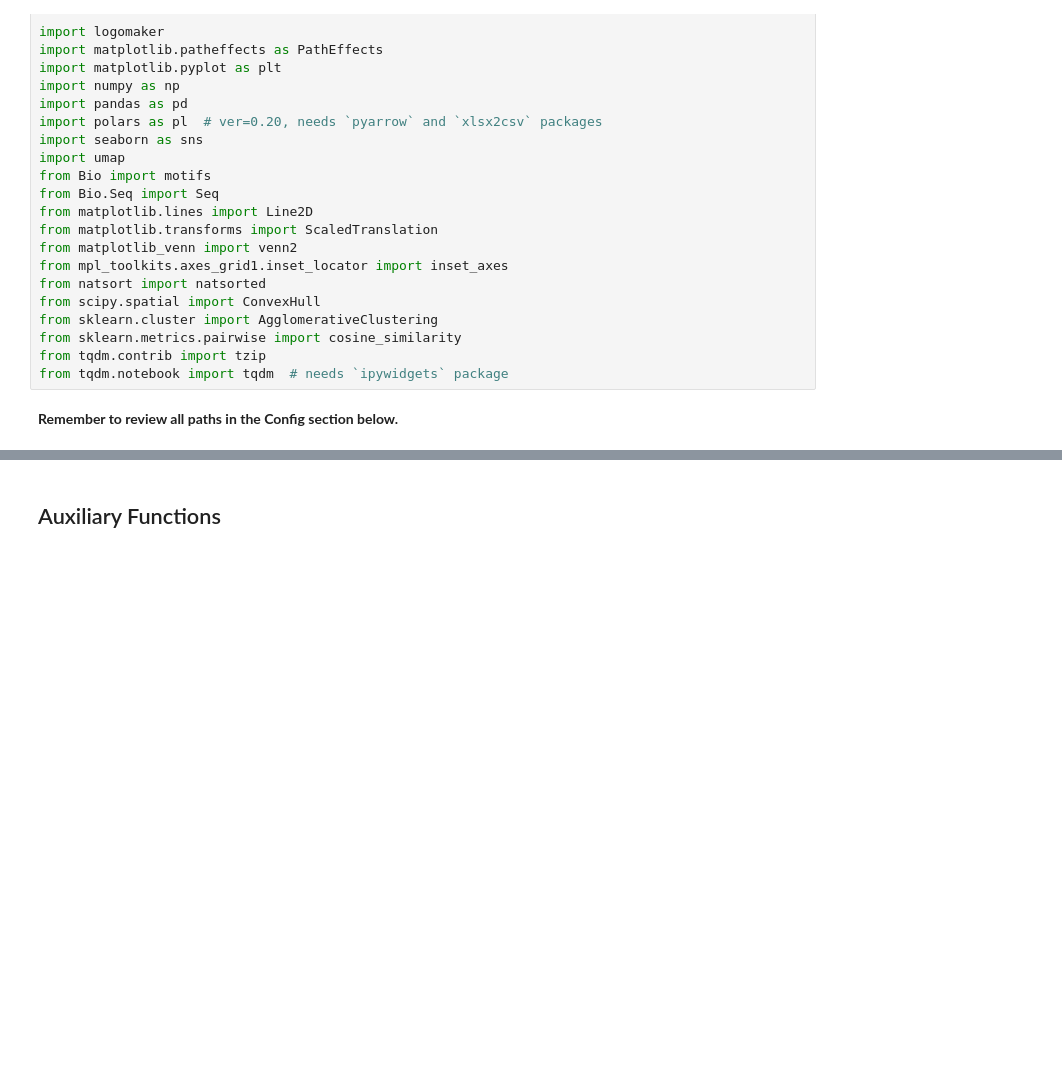
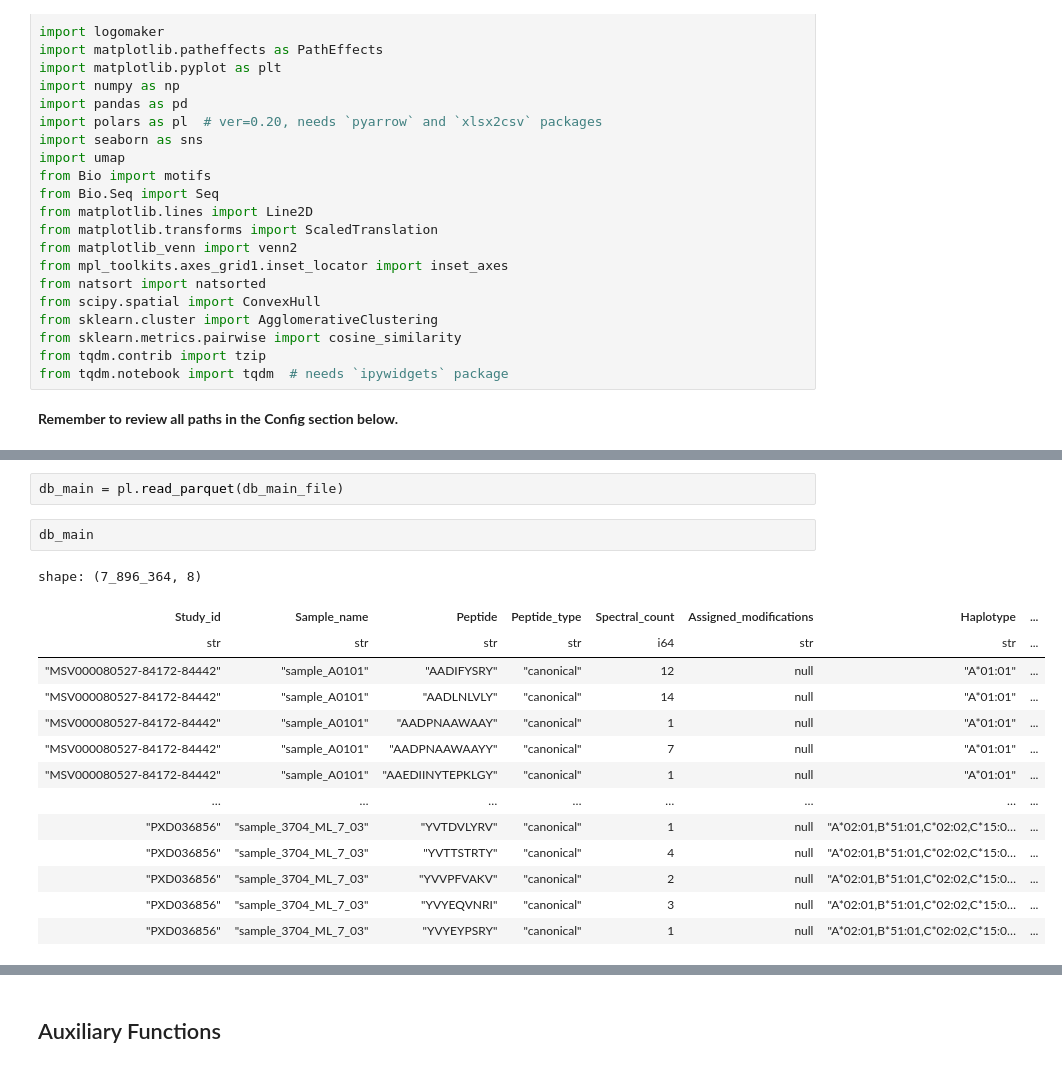
Before and after one commit to immuno-informatics/carmen-analysis, a Jupyter notebook: scripts/analysis_data_generation_and_figures_1.ipynb, the cells around one changed output, grey strips where cells are left out. Saved outputs shown, nothing was run; the diff lists cells and outputs as text; blank space fills up the shorter version.

```diff
--- a/scripts/analysis_data_generation_and_figures_1.ipynb
+++ b/scripts/analysis_data_generation_and_figures_1.ipynb
@@ -287,3 +287,22 @@ random_seed = 42
 
 random.seed(random_seed)
 np.random.seed(random_seed)
+# %%
+db_main = pl.read_parquet(db_main_file)
+# %%
+db_main
+# %% [output]
+shape: (7_896_364, 8)
+| Study_id | Sample_name | Peptide | Peptide_type | Spectral_count | Assigned_modifications | Haplotype | ... |
+| str | str | str | str | i64 | str | str | ... |
+| "MSV000080527-84172-84442" | "sample_A0101" | "AADIFYSRY" | "canonical" | 12 | null | "A*01:01" | ... |
+| "MSV000080527-84172-84442" | "sample_A0101" | "AADLNLVLY" | "canonical" | 14 | null | "A*01:01" | ... |
+| "MSV000080527-84172-84442" | "sample_A0101" | "AADPNAAWAAY" | "canonical" | 1 | null | "A*01:01" | ... |
+| "MSV000080527-84172-84442" | "sample_A0101" | "AADPNAAWAAYY" | "canonical" | 7 | null | "A*01:01" | ... |
+| "MSV000080527-84172-84442" | "sample_A0101" | "AAEDIINYTEPKLGY" | "canonical" | 1 | null | "A*01:01" | ... |
+| … | … | … | … | … | … | … | ... |
+| "PXD036856" | "sample_3704_ML_7_03" | "YVTDVLYRV" | "canonical" | 1 | null | "A*02:01,B*51:01,C*02:02,C*15:0… | ... |
+| "PXD036856" | "sample_3704_ML_7_03" | "YVTTSTRTY" | "canonical" | 4 | null | "A*02:01,B*51:01,C*02:02,C*15:0… | ... |
+| "PXD036856" | "sample_3704_ML_7_03" | "YVVPFVAKV" | "canonical" | 2 | null | "A*02:01,B*51:01,C*02:02,C*15:0… | ... |
+| "PXD036856" | "sample_3704_ML_7_03" | "YVYEQVNRI" | "canonical" | 3 | null | "A*02:01,B*51:01,C*02:02,C*15:0… | ... |
+| "PXD036856" | "sample_3704_ML_7_03" | "YVYEYPSRY" | "canonical" | 1 | null | "A*02:01,B*51:01,C*02:02,C*15:0… | ... |
```
Also changed, not shown: parts of 10 cells of this notebook, 7 other files.
